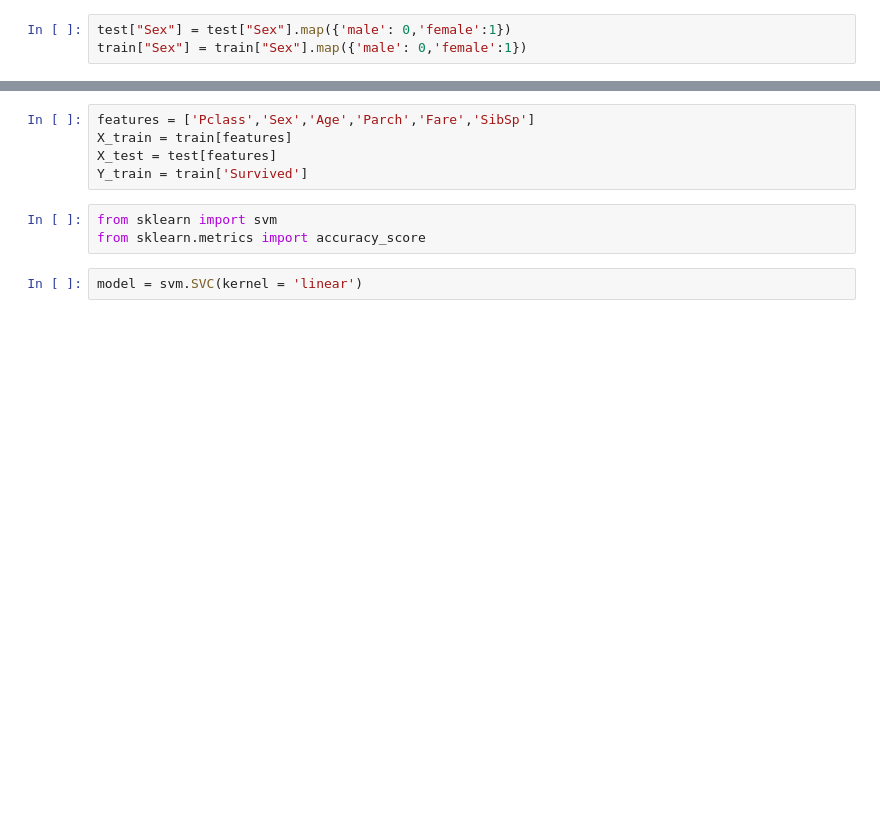
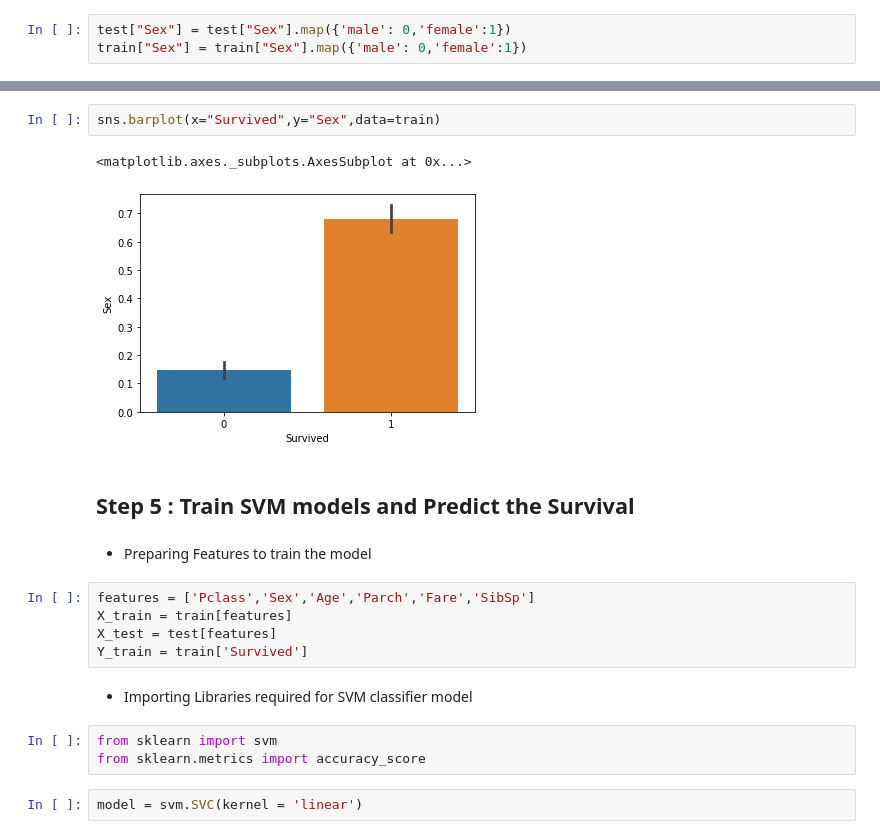
Before and after one commit to ImSahilShaikh/BE_IT_Assignments, a Jupyter notebook: BE_IT/CL-7/Part B - MLA/Assignment 5/Assignment 5.ipynb, the cells around one changed output, grey strips where cells are left out. Drawn from its saved outputs; the diff is of its cells as text; blank space fills up the shorter version.

```diff
--- a/BE_IT/CL-7/Part B - MLA/Assignment 5/Assignment 5.ipynb
+++ b/BE_IT/CL-7/Part B - MLA/Assignment 5/Assignment 5.ipynb
@@ -190,8 +230,19 @@ train.head()
+# %%
+sns.barplot(x="Survived",y="Sex",data=train)
+# %% [output]
+<matplotlib.axes._subplots.AxesSubplot at 0x...>
+[figure, added]
+# %% [markdown]
+## Step 5 : Train SVM models and Predict the Survival
+# %% [markdown]
+- Preparing Features to train the model
 # %%
 features = ['Pclass','Sex','Age','Parch','Fare','SibSp']
 X_train = train[features]
 X_test = test[features]
 Y_train = train['Survived']
+# %% [markdown]
+- Importing Libraries required for SVM classifier model
 # %%
 from sklearn import svm
 from sklearn.metrics import accuracy_score
```
Also changed, not shown: parts of 15 cells of this notebook.
